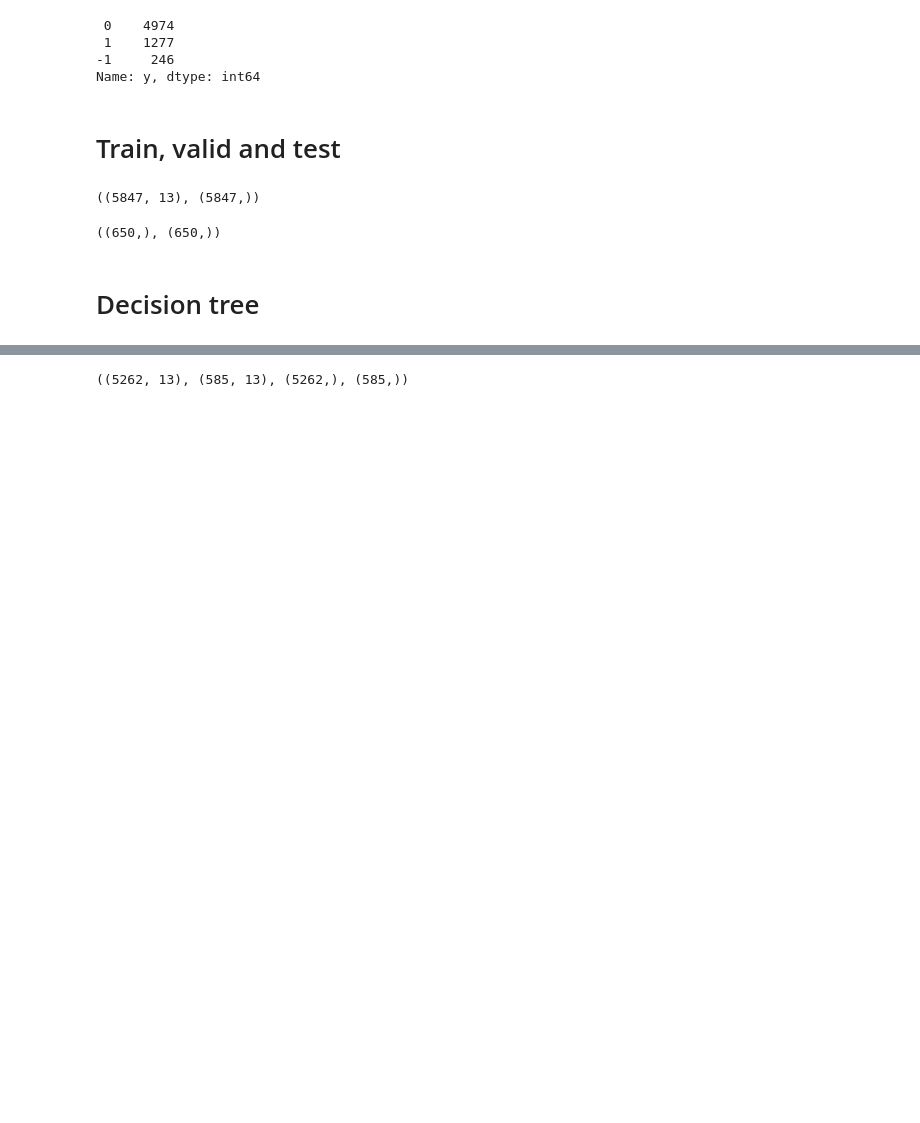
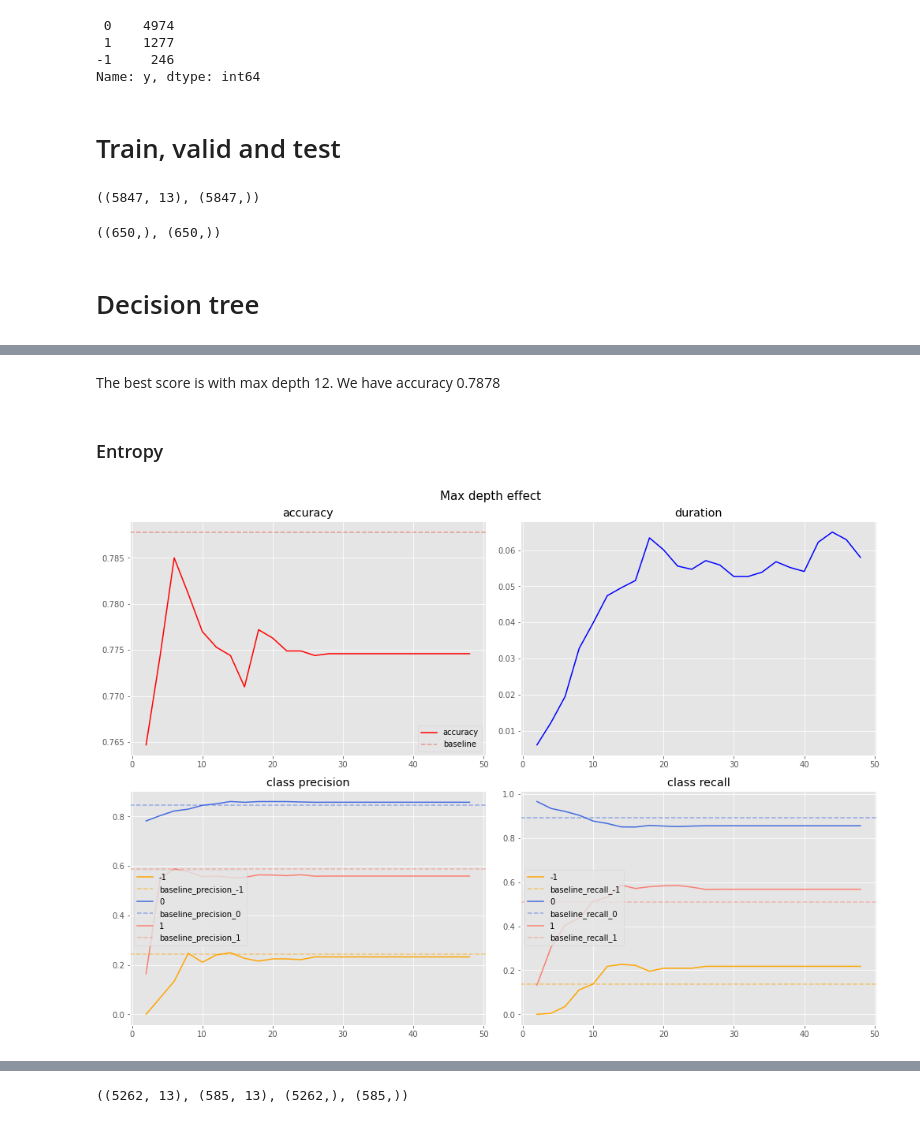
Before and after one commit to kolomietsdv/7641ML, a Jupyter notebook: Project_1/SL-Wine.ipynb, the cells around one changed output, grey strips where cells are left out. Saved outputs shown, nothing was run; the diff lists cells and outputs as text; code cells hidden in the pictures; blank space fills up the shorter version.

```diff
--- a/Project_1/SL-Wine.ipynb
+++ b/Project_1/SL-Wine.ipynb
@@ -348,0 +355,15 @@ from sklearn.tree import DecisionTreeClassifier
+# %% [markdown]
+The best score is with max depth 12.
+We have accuracy 0.7878
+# %% [markdown]
+### Entropy
+# %%
+md_metrics_entropy = \
+    cf.brute_force_parameters(par_name='max_depth',
+                              par_values=range(2, 50, 2),
+                              estimator_kwargs={'random_state': 13, 'criterion': 'entropy'},
+                              x_train=train_X, y_train=train_y)
+# %%
+fig, axes = cf.plot_metrics(md_metrics_entropy, sorted(pd.unique(train_y).tolist()), baselines=new_baselines)
+# %% [output]
+[figure, added]
```
Also changed, not shown: parts of 102 cells of this notebook, 1 other file.
